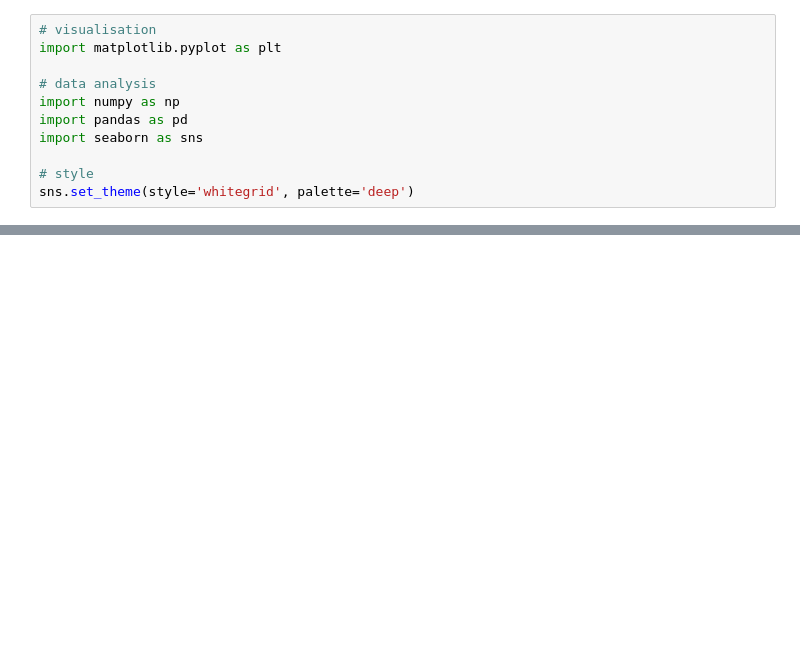
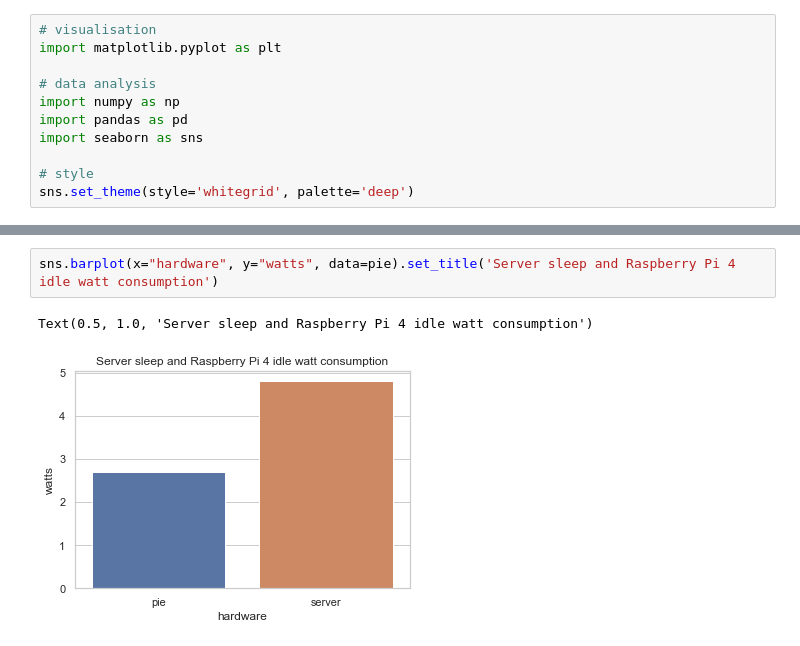
Before and after one commit to ConanMercer/Media_Server, a Jupyter notebook: MediaServer.ipynb, the cells around one changed output, grey strips where cells are left out. Cells and saved outputs as stored; diff of their text form; blank space fills up the shorter version.

```diff
--- a/MediaServer.ipynb
+++ b/MediaServer.ipynb
@@ -19,0 +26,5 @@ idle.head()
+# %%
+sns.barplot(x="hardware", y="watts", data=pie).set_title('Server sleep and Raspberry Pi 4 idle watt consumption')
+# %% [output]
+Text(0.5, 1.0, 'Server sleep and Raspberry Pi 4 idle watt consumption')
+[figure, added]
```
Also changed, not shown: parts of 4 cells of this notebook, 3 other files.
